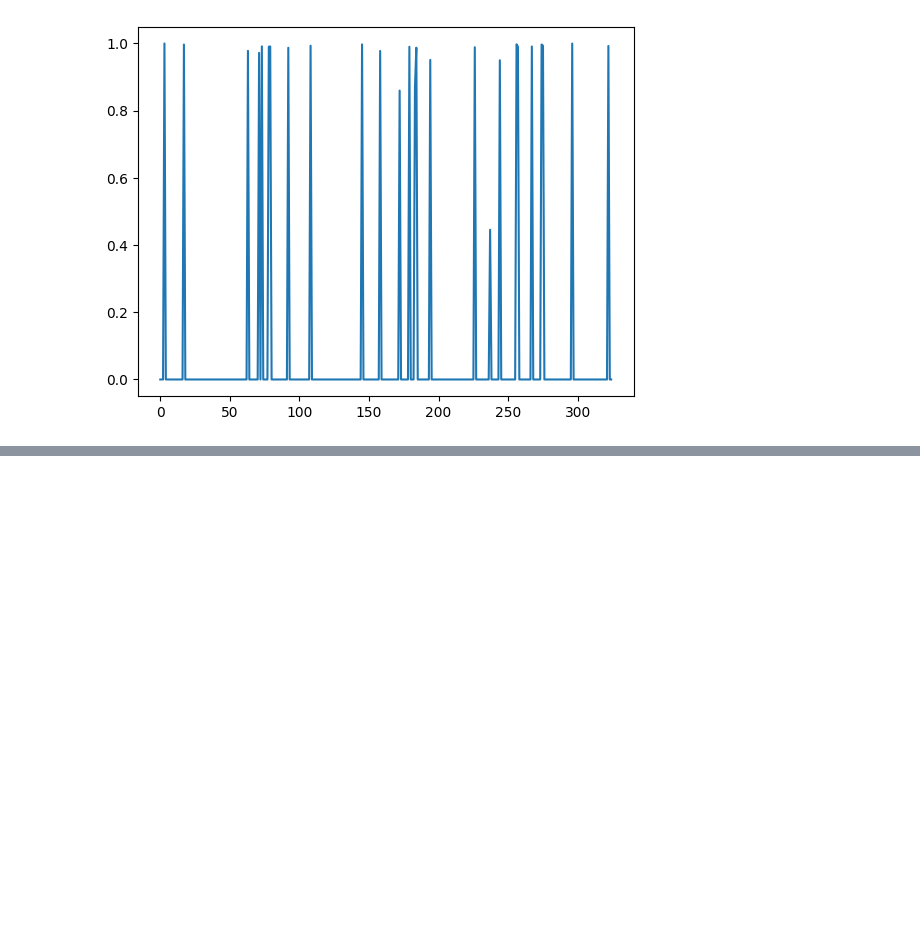
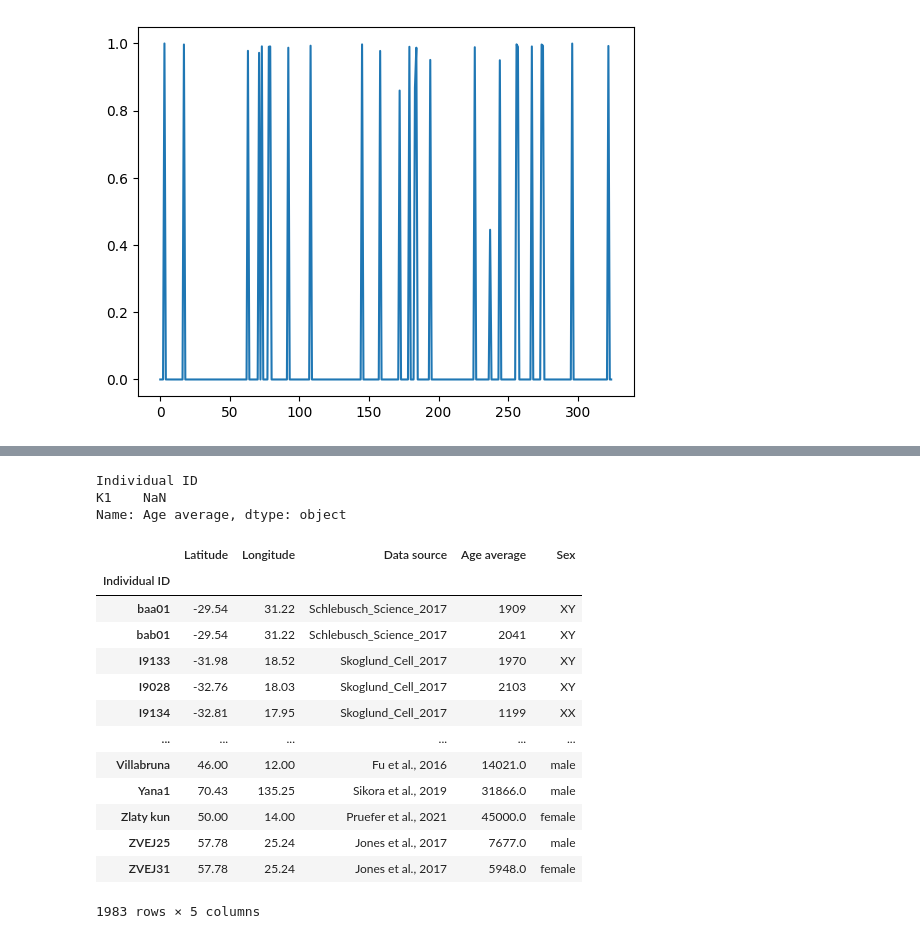
Before and after one commit to jedsurf/moorjani-rotation, a Jupyter notebook: notebooks/241004_admixfrog_out.ipynb, the cells around one changed output, grey strips where cells are left out. Drawn from its saved outputs; the diff is of its cells as text; code cells hidden in the pictures; blank space fills up the shorter version.

```diff
--- a/notebooks/241004_admixfrog_out.ipynb
+++ b/notebooks/241004_admixfrog_out.ipynb
@@ -582,0 +759,60 @@ plt.show()
+# %%
+adf = pd.read_csv("../processed-data/iasi_ages.csv")
+# The Stuttgart sample doesn't have a mean age, but does have upper and lower
+# bounds, so I'm just manually calculating from that.
+stuttgart = adf.loc[adf["Sample"]=="Stuttgart_LBK"]
+adf.loc[adf["Sample"]=="Stuttgart_LBK", "Most Likely Date Mean"] = (
+    stuttgart[
+        ["Most Likely Date Lower (95.5 % CI)",
+        "Most Likely Date Upper (95.5 % CU)"]].mean(axis=1))
+adf.rename(columns={
+    "Sample" : "Individual ID",
+    'admixfrog_sample_name' : "Iasi et al. Sample Name",
+    "Most Likely Date Mean" : "Age average",
+    "Most Likely Date Lower (95.5 % CI)" : "Age (lower)",
+    "Most Likely Date Upper (95.5 % CU)" : "Age (upper)"
+    }, inplace=True)
+adf.set_index("Individual ID", inplace=True)
+# %%
+mdl = pd.read_csv("../processed-data/iasi_metadata.csv")
+mdl.rename(columns={
+    "Sample Name in origina publication" : "Individual ID",
+    'Sample name this study' : "Iasi et al. Sample Name",
+    "Citation" : "Data source"}, inplace=True)
+mdl.set_index("Individual ID", inplace=True)
+# %%
+# display(mdl.head(1))
+# display(adf.head(1))
+
+# pd.concat([mdl, adf], axis=1)
+mdl_merge = mdl.join(adf.drop(columns="Iasi et al. Sample Name"))
+# Add 0 as age for modern samples
+mdl_merge[['Age average', 'Age (lower)', 'Age (upper)']] = (
+    mdl_merge[['Age average', 'Age (lower)', 'Age (upper)']]
+    .fillna(0))
+# Drop samples in allentoft data
+samples_to_drop = [i for i in mdl_merge.index if i in metadata.index]
+mdl_merge.drop(samples_to_drop, inplace=True)
+# %%
+md_combined = pd.concat([metadata, mdl_merge])
+# Need to get rid of sample with no age
+md_combined.drop("K1", inplace=True)
+md_combined.dropna(axis=1)
+# %% [output]
+Individual ID
+K1    NaN
+Name: Age average, dtype: object
+|  | Latitude | Longitude | Data source | Age average | Sex |
+| Individual ID |  |  |  |  |  |
+| baa01 | -29.54 | 31.22 | Schlebusch_Science_2017 | 1909 | XY |
+| bab01 | -29.54 | 31.22 | Schlebusch_Science_2017 | 2041 | XY |
+| I9133 | -31.98 | 18.52 | Skoglund_Cell_2017 | 1970 | XY |
+| I9028 | -32.76 | 18.03 | Skoglund_Cell_2017 | 2103 | XY |
+| I9134 | -32.81 | 17.95 | Skoglund_Cell_2017 | 1199 | XX |
+| ... | ... | ... | ... | ... | ... |
+| Villabruna | 46.00 | 12.00 | Fu et al., 2016 | 14021.0 | male |
+| Yana1 | 70.43 | 135.25 | Sikora et al., 2019 | 31866.0 | male |
+| Zlaty kun | 50.00 | 14.00 | Pruefer et al., 2021 | 45000.0 | female |
+| ZVEJ25 | 57.78 | 25.24 | Jones et al., 2017 | 7677.0 | male |
+| ZVEJ31 | 57.78 | 25.24 | Jones et al., 2017 | 5948.0 | female |
+1983 rows × 5 columns
```
Also changed, not shown: parts of 17 cells of this notebook, 1 other file.
